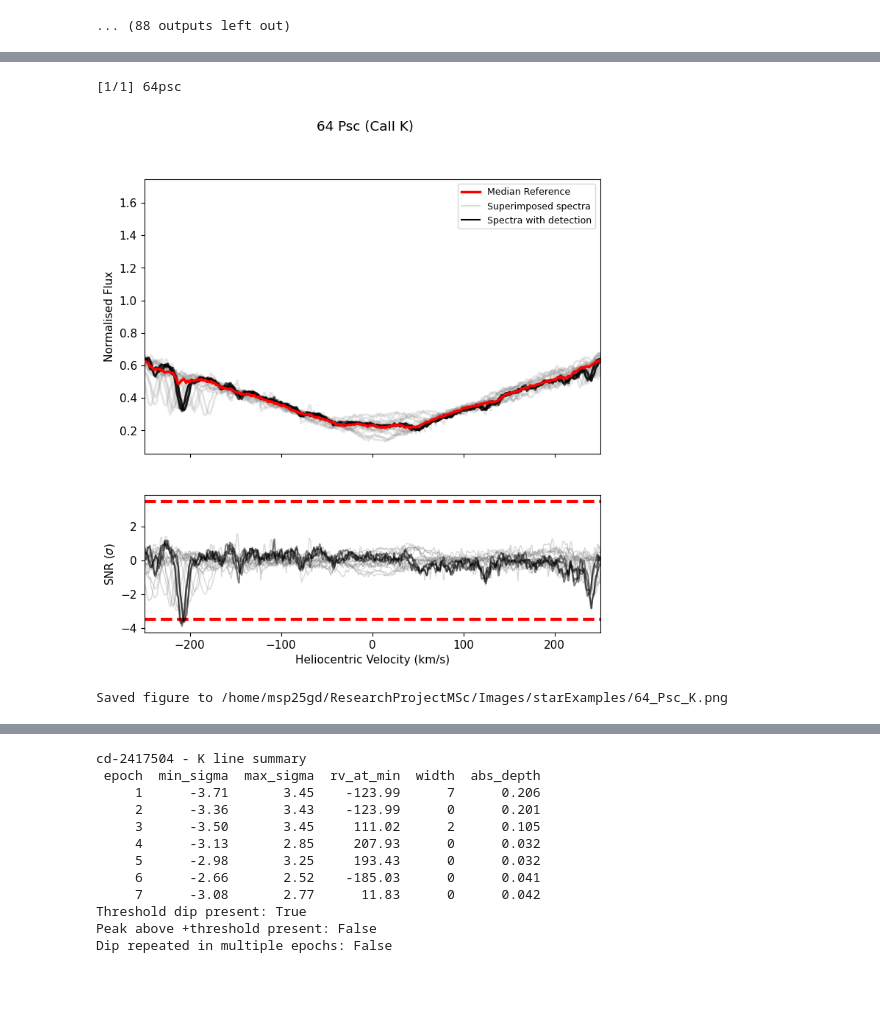
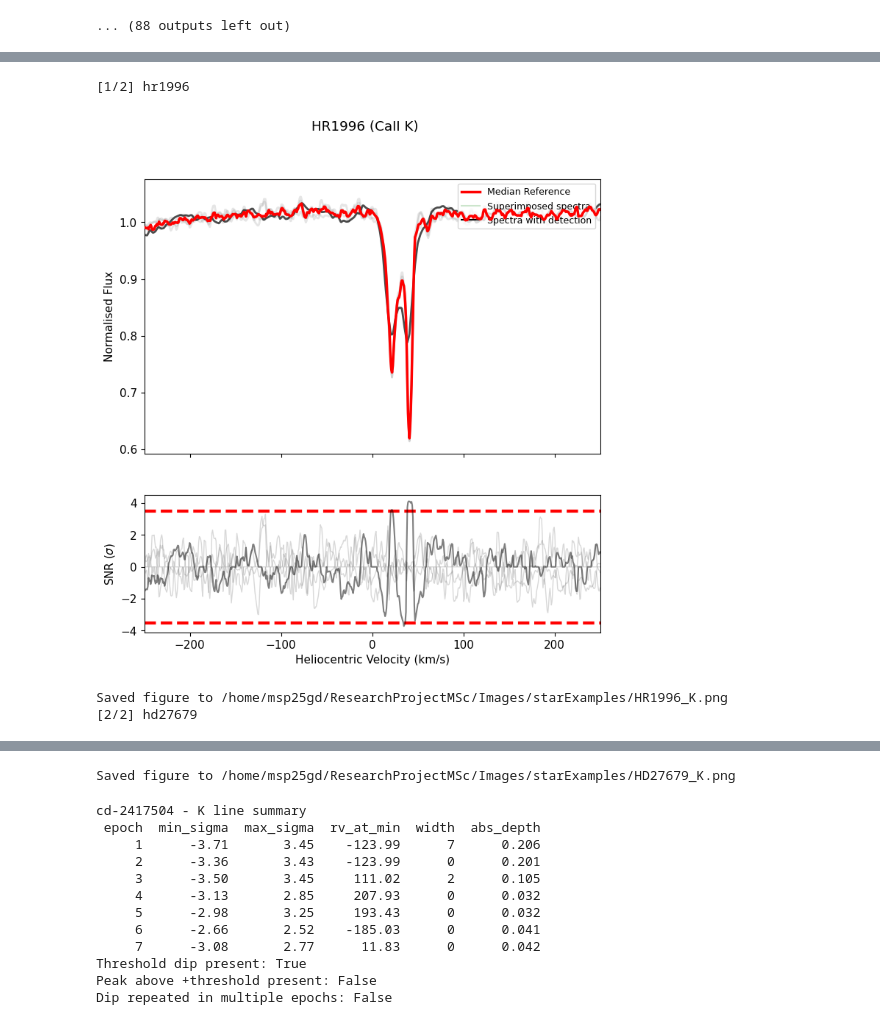
Before and after one commit to AstroHohen/ResearchProjectMSc, a Jupyter notebook: HR/search/iplotter.ipynb, the cells around one changed output, grey strips where cells are left out. Drawn from its saved outputs; the diff is of its cells as text; code cells hidden in the pictures; blank space fills up the shorter version.

Commit message:
New stars

```diff
--- a/HR/search/iplotter.ipynb
+++ b/HR/search/iplotter.ipynb
@@ -560,7 +701,7 @@ def plot_single_star_iplotter(star_names, line='K', save_path=None, show=True, p
             rv_mask = (Search.radial_velocity > rv_shift - 50) & (Search.radial_velocity < rv_shift + 50)
             corr_med[rv_mask] = np.nan
 
-        fig, (ax2, ax3) = plt.subplots(2, 1, figsize=(8, 8), sharex=True, gridspec_kw={'height_ratios': [2, 1]})
+        fig, (ax2, ax3) = plt.subplots(2, 1, figsize=(1040 / 150, 8), sharex=True, gridspec_kw={'height_ratios': [2, 1]})
         title_label = 'CaII K' if line.upper() == 'K' else line
         fig.suptitle(f"{star_san} ({title_label})")
 
@@ -617,7 +758,7 @@ def plot_single_star_iplotter(star_names, line='K', save_path=None, show=True, p
 
         safe_name = ''.join(ch if ch.isalnum() or ch in '._-' else '_' for ch in str(star_san))
         target_path = save_path if save_path is not None else os.path.join(save_dir, f'{safe_name}_{line.upper()}.png')
-        fig.savefig(target_path, bbox_inches='tight', dpi=150)
+        fig.savefig(target_path, dpi=150)
         print(f'Saved figure to {target_path}')
 
         plt.close(fig)
@@ -628,8 +769,9 @@ def plot_single_star_iplotter(star_names, line='K', save_path=None, show=True, p
 # Example usage:
 # plot_single_star_iplotter(['hd22049', 'betapic'])
 # %%
-plot_single_star_iplotter('64psc')
+plot_single_star_iplotter(['hr1996', 'hd27679'])
 # %% [output]
-[1/1] 64psc
+[1/2] hr1996
-[figure, old version]
+[figure, new version]
-Saved figure to /home/msp25gd/ResearchProjectMSc/Images/starExamples/64_Psc_K.png
+Saved figure to /home/msp25gd/ResearchProjectMSc/Images/starExamples/HR1996_K.png
+[2/2] hd27679
@@ -636,3 +779,4 @@ Saved figure to /home/msp25gd/ResearchProjectMSc/Images/starExamples/64_Psc_K.pn
+Saved figure to /home/msp25gd/ResearchProjectMSc/Images/starExamples/HD27679_K.png
 # %%
 # One-off diagnostic for cd-2417504 without changing the main pipeline.
 target_name = 'cd-2417504'
```
Also changed, not shown: parts of 8 cells of this notebook, 25 other files.
